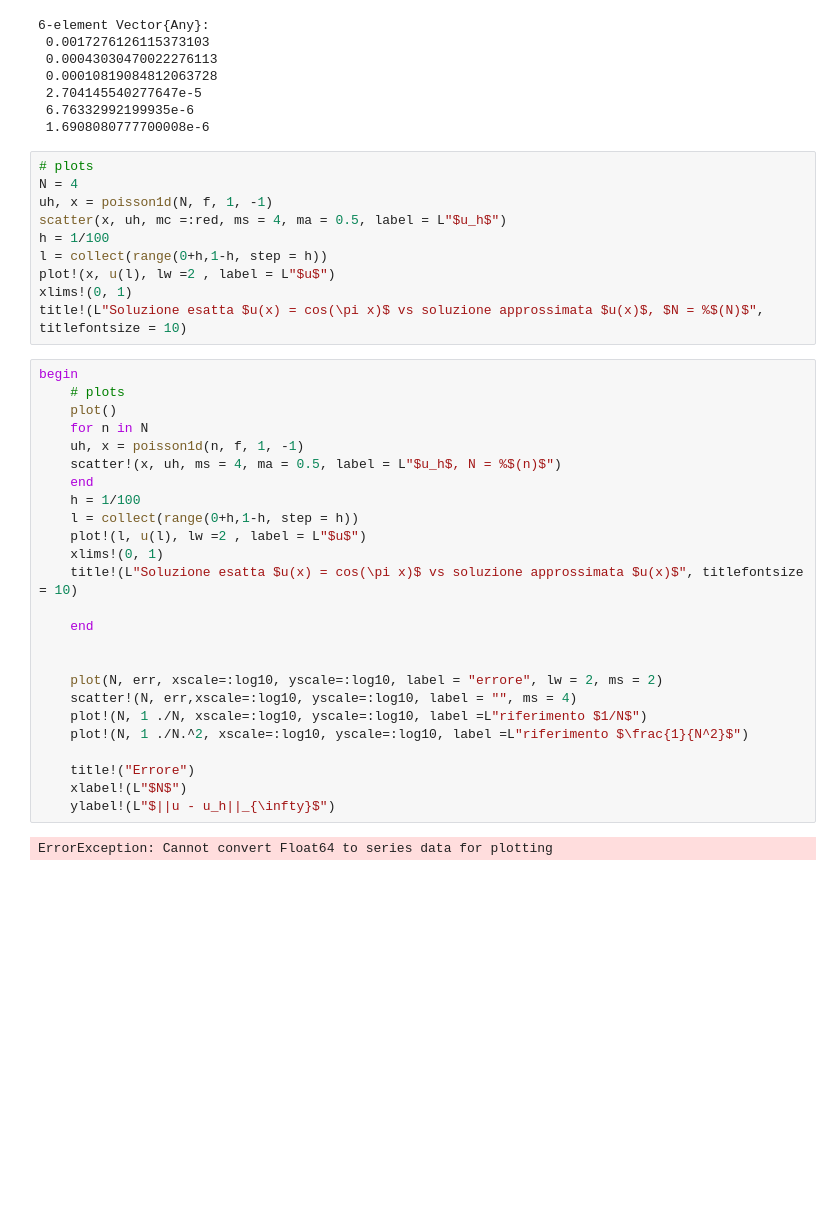
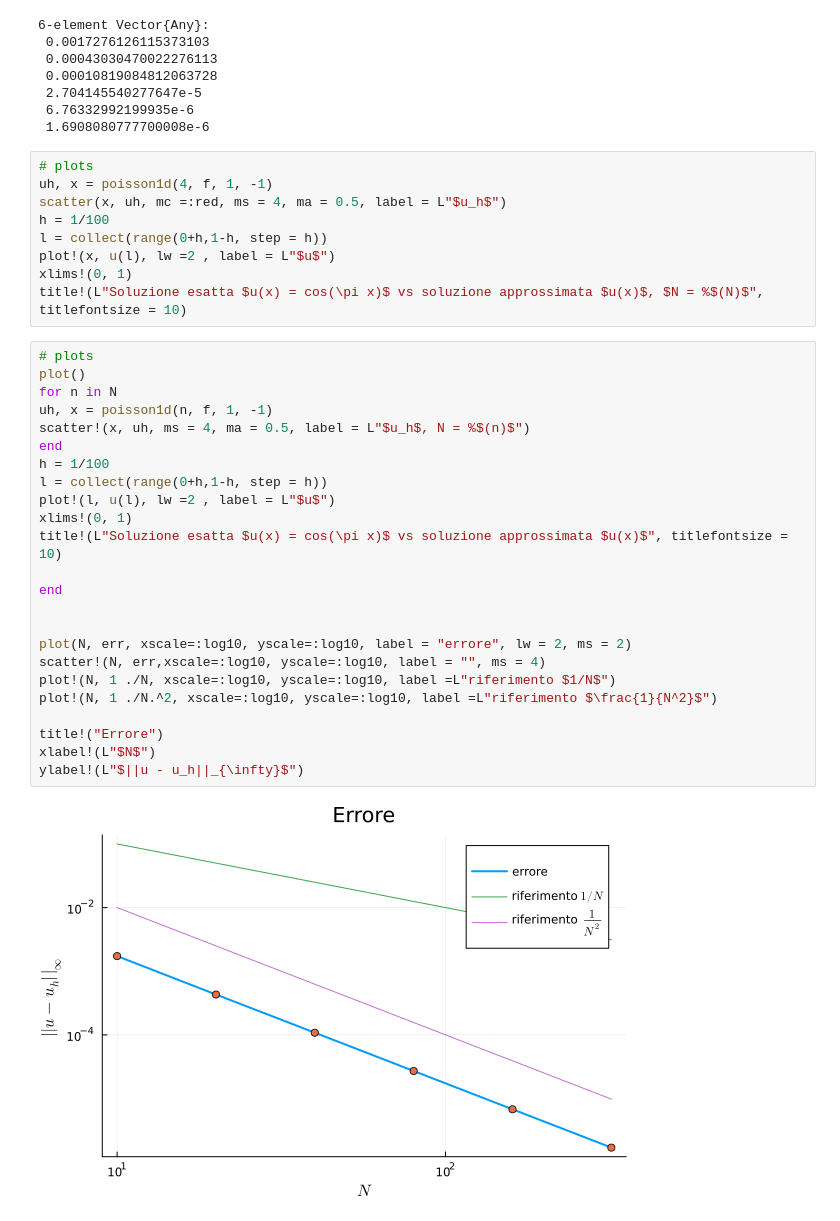
Before and after one commit to elenaionelaschipor/elementifiniti2425, a Jupyter notebook: esercitazioni/ex01/ex1.ipynb, the cells around one changed output. Drawn from its saved outputs; the diff is of its cells as text; blank space fills up the shorter version.

```diff
--- a/esercitazioni/ex01/ex1.ipynb
+++ b/esercitazioni/ex01/ex1.ipynb
@@ -200,8 +200,7 @@ err
  1.6908080777700008e-6
 # %%
 # plots
-N = 4
-uh, x = poisson1d(N, f, 1, -1)
+uh, x = poisson1d(4, f, 1, -1)
 scatter(x, uh, mc =:red, ms = 4, ma = 0.5, label = L"$u_h$")
 h = 1/100
 l = collect(range(0+h,1-h, step = h))
@@ -209,30 +208,29 @@ plot!(x, u(l), lw =2 , label = L"$u$")
 xlims!(0, 1)
 title!(L"Soluzione esatta $u(x) = cos(\pi x)$ vs soluzione approssimata $u(x)$, $N = %$(N)$", titlefontsize = 10)
 # %%
-begin
-    # plots
-    plot()
-    for n in N
-    uh, x = poisson1d(n, f, 1, -1)
-    scatter!(x, uh, ms = 4, ma = 0.5, label = L"$u_h$, N = %$(n)$")
-    end
-    h = 1/100
-    l = collect(range(0+h,1-h, step = h))
-    plot!(l, u(l), lw =2 , label = L"$u$")
-    xlims!(0, 1)
-    title!(L"Soluzione esatta $u(x) = cos(\pi x)$ vs soluzione approssimata $u(x)$", titlefontsize = 10)
+# plots
+plot()
+for n in N
+uh, x = poisson1d(n, f, 1, -1)
+scatter!(x, uh, ms = 4, ma = 0.5, label = L"$u_h$, N = %$(n)$")
+end
+h = 1/100
+l = collect(range(0+h,1-h, step = h))
+plot!(l, u(l), lw =2 , label = L"$u$")
+xlims!(0, 1)
+title!(L"Soluzione esatta $u(x) = cos(\pi x)$ vs soluzione approssimata $u(x)$", titlefontsize = 10)
 
-    end
+end
 
 
-    plot(N, err, xscale=:log10, yscale=:log10, label = "errore", lw = 2, ms = 2)
-    scatter!(N, err,xscale=:log10, yscale=:log10, label = "", ms = 4)
-    plot!(N, 1 ./N, xscale=:log10, yscale=:log10, label =L"riferimento $1/N$")
-    plot!(N, 1 ./N.^2, xscale=:log10, yscale=:log10, label =L"riferimento $\frac{1}{N^2}$")
+plot(N, err, xscale=:log10, yscale=:log10, label = "errore", lw = 2, ms = 2)
+scatter!(N, err,xscale=:log10, yscale=:log10, label = "", ms = 4)
+plot!(N, 1 ./N, xscale=:log10, yscale=:log10, label =L"riferimento $1/N$")
+plot!(N, 1 ./N.^2, xscale=:log10, yscale=:log10, label =L"riferimento $\frac{1}{N^2}$")
 
-    title!("Errore")
-    xlabel!(L"$N$")
-    ylabel!(L"$||u - u_h||_{\infty}$")
+title!("Errore")
+xlabel!(L"$N$")
+ylabel!(L"$||u - u_h||_{\infty}$")
 # %% [output]
-ErrorException: Cannot convert Float64 to series data for plotting
+[figure, added]
 # %% [markdown]
```
Also changed, not shown: parts of 9 cells of this notebook, 3 other files.
